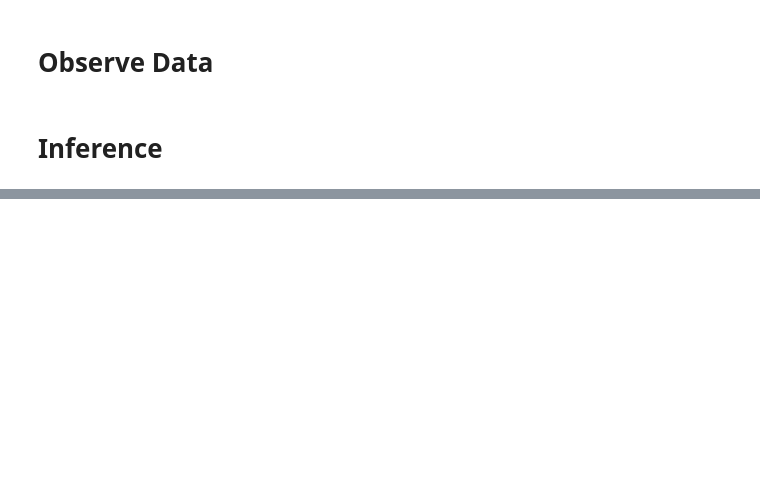
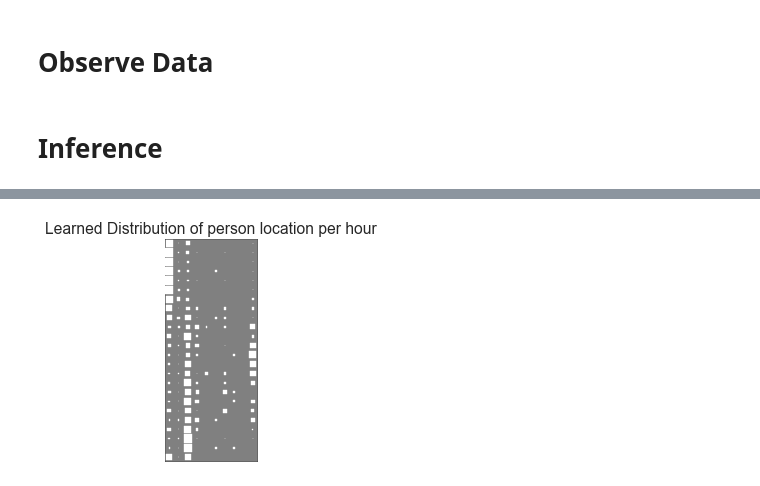
Before and after one commit to deebuls/ObjectLocationModel, a Jupyter notebook: code/HierarchicalModel_Aruba_NaturalDataFormat.ipynb, the cells around one changed output, grey strips where cells are left out. Saved outputs shown, nothing was run; the diff lists cells and outputs as text; code cells hidden in the pictures; blank space fills up the shorter version.

```diff
--- a/code/HierarchicalModel_Aruba_NaturalDataFormat.ipynb
+++ b/code/HierarchicalModel_Aruba_NaturalDataFormat.ipynb
@@ -124,0 +180,6 @@ sns.heatmap(learned_params.T, linewidths=.01)
+# %%
+bpplt.hinton(p_theta)
+bpplt.pyplot.title("Learned Distribution of person location per hour")
+bpplt.pyplot.show()
+# %% [output]
+[figure, added]
```
Also changed, not shown: parts of 7 cells of this notebook, 18 other files.
